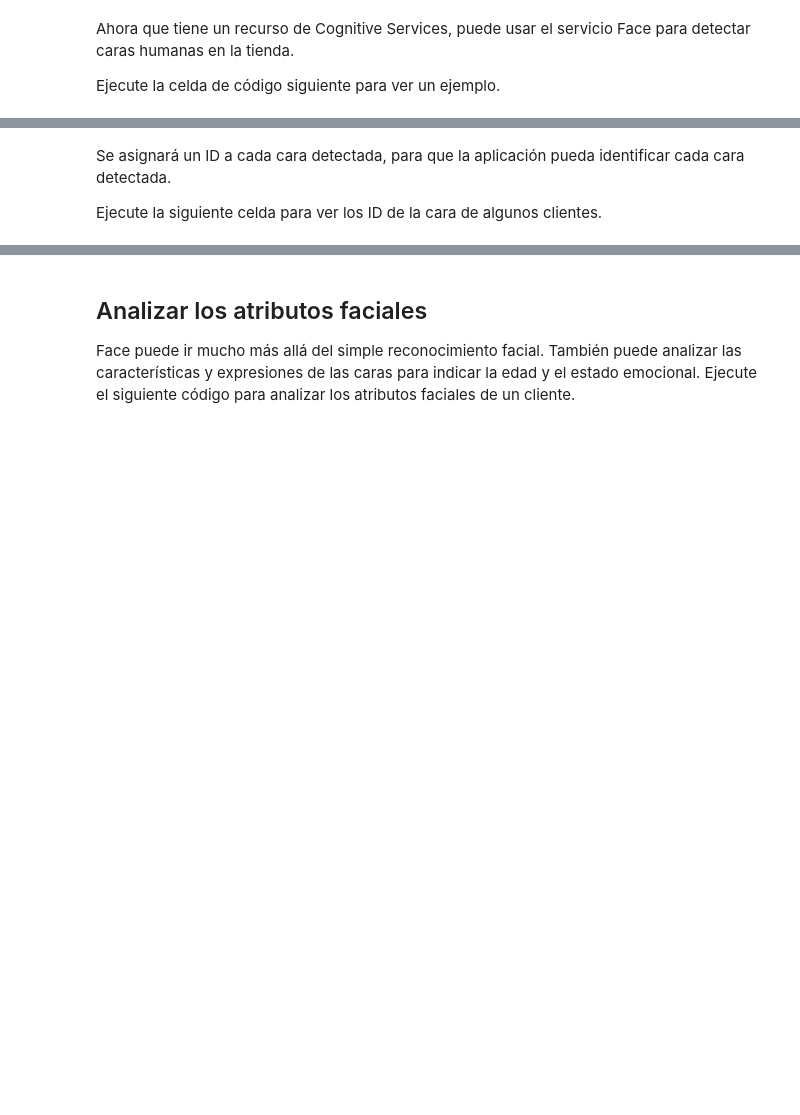
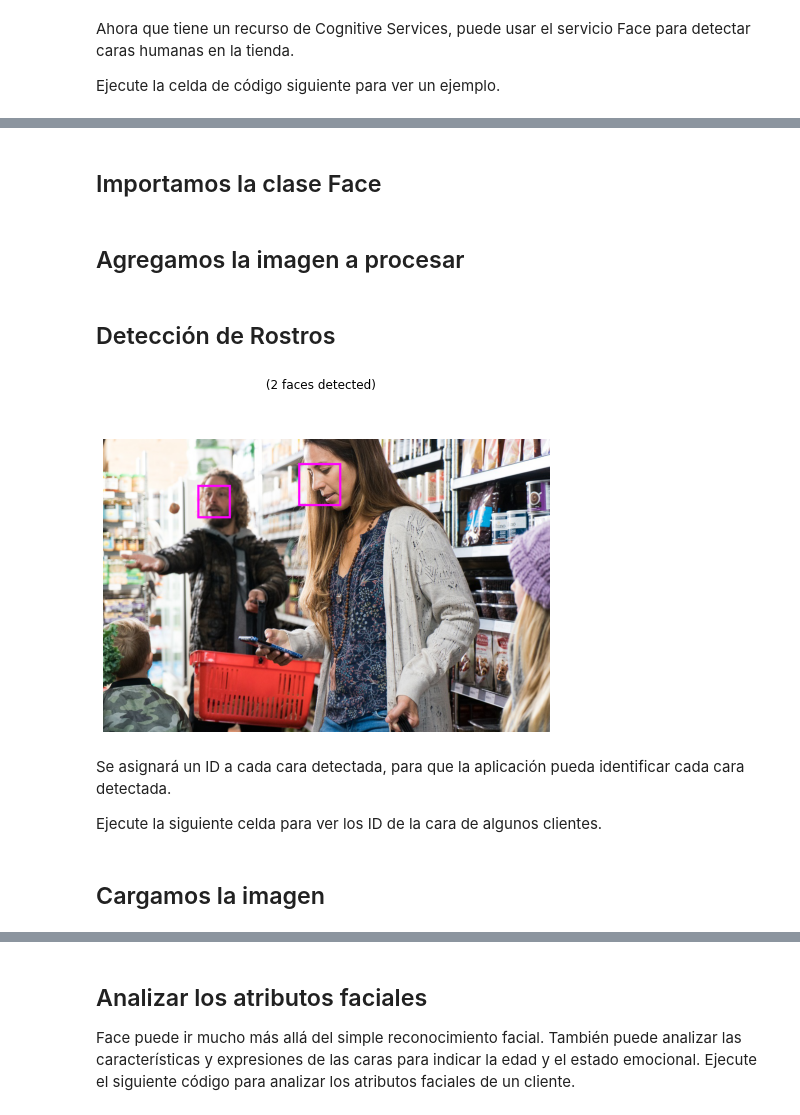
Before and after one commit to FernandaOchoa/AI-Fundamentals-Azure, a Jupyter notebook: notebooks/04 - Face Analysis.ipynb, the cells around one changed output, grey strips where cells are left out. Drawn from its saved outputs; the diff is of its cells as text; code cells hidden in the pictures; blank space fills up the shorter version.

```diff
--- a/notebooks/04 - Face Analysis.ipynb
+++ b/notebooks/04 - Face Analysis.ipynb
@@ -37,8 +61,8 @@ Para usar su recurso de Cognitive Services, las aplicaciones de cliente necesita
 # %%
-cog_key = 'YOUR_COG_KEY'
-cog_endpoint = 'YOUR_COG_ENDPOINT'
+key = ''
+endpoint = ''
 
-print('Ready to use cognitive services at {} using key {}'.format(cog_endpoint, cog_key))
+#print('Ready to use cognitive services at {} using key {}'.format(endpoint, key))
 # %% [markdown]
 Ahora que tiene un recurso de Cognitive Services, puede usar el servicio Face para detectar caras humanas en la tienda.
 
@@ -64,0 +79,5 @@ faces.show_faces(image_path, detected_faces)
+# %%
+# Crear un cliente de detección facial.
+client = FaceClient(endpoint, CognitiveServicesCredentials(key))
+# %% [markdown]
+## Importamos la clase Face
@@ -65,4 +88,22 @@ faces.show_faces(image_path, detected_faces)
+# %% [markdown]
+## Agregamos la imagen a procesar
+# %%
+# Abrir una imagen
+image_path = os.path.join('../data', 'face', 'store_cam2.jpg')
+image_stream = open(image_path, "rb")
+# %% [markdown]
+## Detección de Rostros
+# %%
+# Detectar caras
+detected_faces = client.face.detect_with_stream(image=image_stream)
+
+# Mostrar las caras (código en python_code/faces.py)
+faces.show_faces(image_path, detected_faces)
+# %% [output]
+[figure, added]
 # %% [markdown]
 Se asignará un ID a cada cara detectada, para que la aplicación pueda identificar cada cara detectada.
 
 Ejecute la siguiente celda para ver los ID de la cara de algunos clientes.
+# %% [markdown]
+## Cargamos la imagen
```
Also changed, not shown: parts of 18 cells of this notebook, 2 other files.
